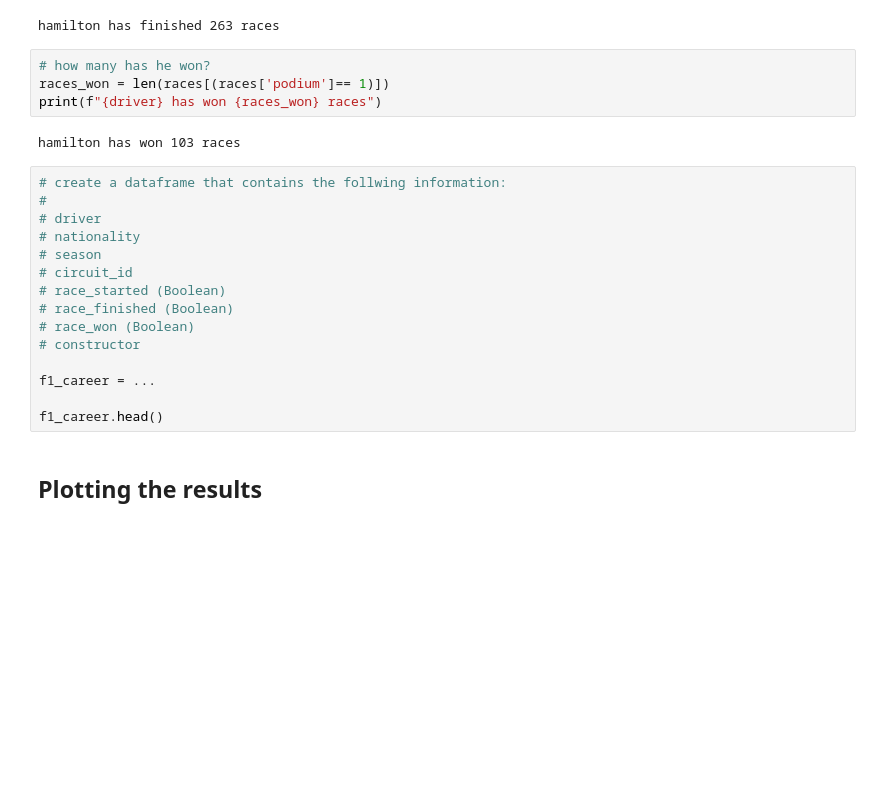
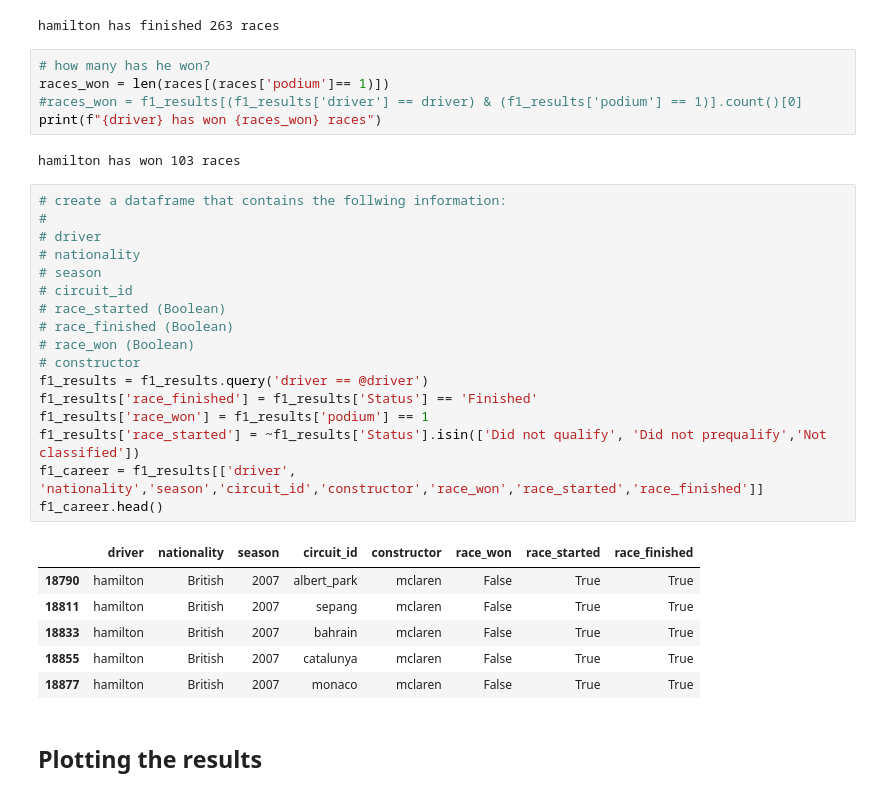
Before and after one commit to autrefois/bootcamp, a Jupyter notebook: 2022/python_workshop/notebooks/08_pandas.ipynb, the cells around one changed output. Saved outputs shown, nothing was run; the diff lists cells and outputs as text; blank space fills up the shorter version.

```diff
--- a/2022/python_workshop/notebooks/08_pandas.ipynb
+++ b/2022/python_workshop/notebooks/08_pandas.ipynb
@@ -994,24 +994,34 @@ hamilton has finished 263 races
 # %%
 # how many has he won?
 races_won = len(races[(races['podium']== 1)])
+#races_won = f1_results[(f1_results['driver'] == driver) & (f1_results['podium'] == 1)].count()[0]
 print(f"{driver} has won {races_won} races")
 # %% [output]
 hamilton has won 103 races
 # %%
 # create a dataframe that contains the follwing information:
 #
 # driver
 # nationality
 # season
 # circuit_id
 # race_started (Boolean)
 # race_finished (Boolean)
 # race_won (Boolean)
 # constructor
-
-f1_career = ...
-
+f1_results = f1_results.query('driver == @driver')
+f1_results['race_finished'] = f1_results['Status'] == 'Finished'
+f1_results['race_won'] = f1_results['podium'] == 1
+f1_results['race_started'] = ~f1_results['Status'].isin(['Did not qualify', 'Did not prequalify','Not classified'])
+f1_career = f1_results[['driver', 'nationality','season','circuit_id','constructor','race_won','race_started','race_finished']]
 f1_career.head()
+# %% [output]
+|  | driver | nationality | season | circuit_id | constructor | race_won | race_started | race_finished |
+| 18790 | hamilton | British | 2007 | albert_park | mclaren | False | True | True |
+| 18811 | hamilton | British | 2007 | sepang | mclaren | False | True | True |
+| 18833 | hamilton | British | 2007 | bahrain | mclaren | False | True | True |
+| 18855 | hamilton | British | 2007 | catalunya | mclaren | False | True | True |
+| 18877 | hamilton | British | 2007 | monaco | mclaren | False | True | True |
 # %% [markdown]
 ## Plotting the results
 # %%
```
Also changed, not shown: parts of 6 cells of this notebook, 1 other file.
